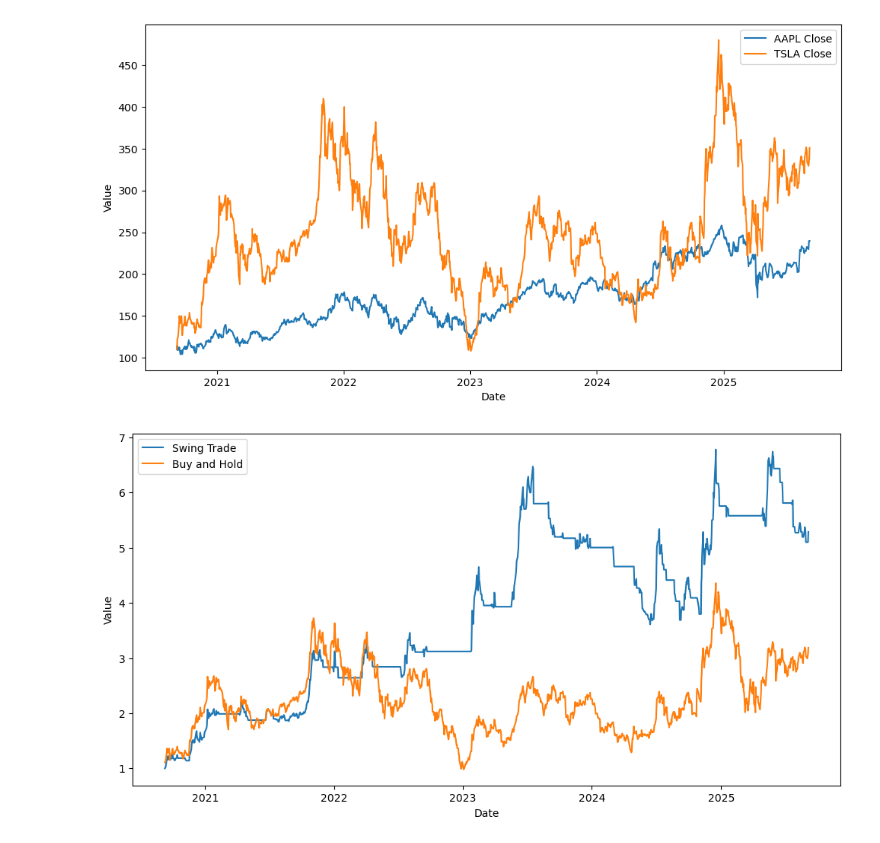
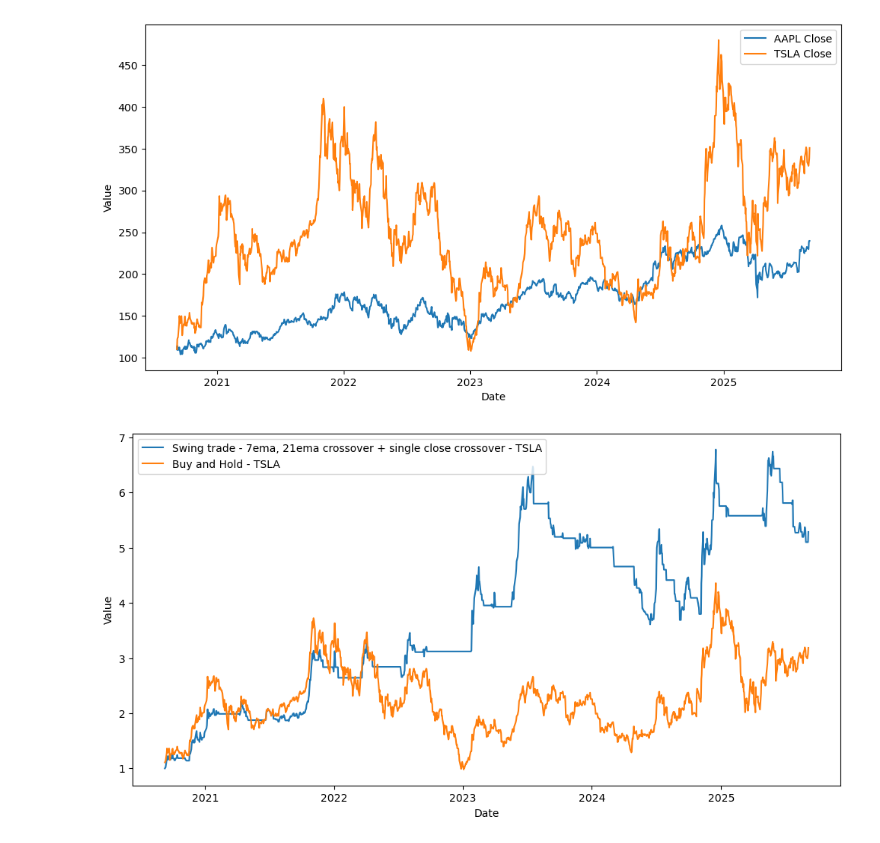
Before and after one commit to seanchangg/plotting-moving-averages, a Jupyter notebook: backtesting MA.ipynb, the cells around one changed output. Saved outputs shown, nothing was run; the diff lists cells and outputs as text; code cells hidden in the pictures.

```diff
--- a/backtesting MA.ipynb
+++ b/backtesting MA.ipynb
@@ -107,0 +75,7 @@ df
+# %%
+signal_buy_aapl = ((df["7ema", "AAPL"] > df["21ema", "AAPL"]) & (
+    df["Close", "AAPL"] > df["7ema", "AAPL"])).astype(int)
+df["eq_value", "AAPL"] = (
+    1+df["Close", "AAPL"].pct_change() * signal_buy_aapl.shift(1)).cumprod()
+df["mkt_value", "AAPL"] = (1+df["Close", "AAPL"].pct_change()).cumprod()
+df
@@ -108,19 +98,30 @@ df
 # %%
 plt.figure(figsize=(12, 6))
 plt.plot(df.index, df["Close", "AAPL"], label="AAPL Close")
 plt.plot(df.index, df["Close", "TSLA"], label="TSLA Close")
 plt.xlabel("Date")
 plt.ylabel("Value")
 plt.legend()
 plt.show()
 
 plt.figure(figsize=(12, 6))
-plt.plot(df.index, df["eq_value", "TSLA"], label="Swing Trade")
-plt.plot(df.index, df["mkt_value", "TSLA"], label="Buy and Hold")
+plt.plot(df.index, df["eq_value", "TSLA"],
+         label="Swing trade - 7ema, 21ema crossover + single close crossover - TSLA")
+plt.plot(df.index, df["mkt_value", "TSLA"], label="Buy and Hold - TSLA")
 plt.xlabel("Date")
 plt.ylabel("Value")
 plt.legend()
 plt.show()
+
+
+plt.figure(figsize=(12, 6))
+plt.plot(df.index, df["eq_value", "AAPL"],
+         label="Swing trade - 7ema, 21ema crossover + single close crossover - AAPL")
+plt.plot(df.index, df["mkt_value", "AAPL"], label="Buy and Hold - AAPL")
+plt.xlabel("Date")
+plt.ylabel("Value")
+plt.legend()
+plt.show()
 # %% [output]
 [figure]
-[figure, old version]
+[figure, new version]
```
Also changed, not shown: parts of 5 cells of this notebook.
